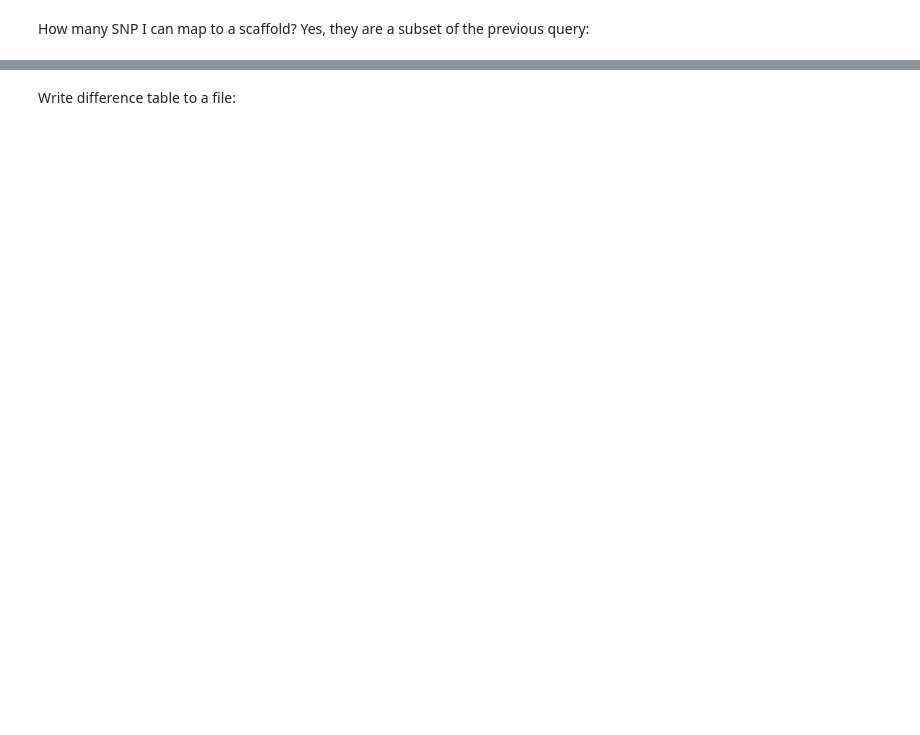
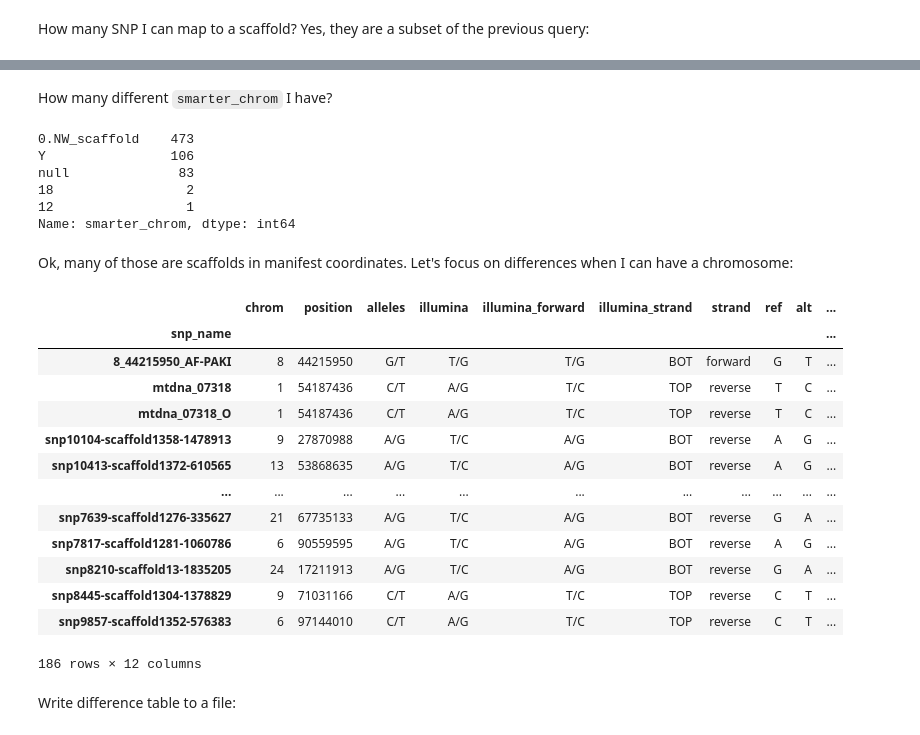
Before and after one commit to cnr-ibba/SMARTER-database, a Jupyter notebook: notebooks/exploratory/0.26.0-bunop-goat_chip_aligned.ipynb, the cells around one changed output, grey strips where cells are left out. Cells and saved outputs as stored; diff of their text form; code cells hidden in the pictures; blank space fills up the shorter version.

```diff
--- a/notebooks/exploratory/0.26.0-bunop-goat_chip_aligned.ipynb
+++ b/notebooks/exploratory/0.26.0-bunop-goat_chip_aligned.ipynb
@@ -451,3 +451,34 @@ There are 670 SNPs that I can map to a scaffold, while SMARTER map them in a dif
+# %% [markdown]
+How many different `smarter_chrom` I have?
+# %%
+scaffolds["smarter_chrom"].value_counts()
+# %% [output]
+0.NW_scaffold    473
+Y                106
+null              83
+18                 2
+12                 1
+Name: smarter_chrom, dtype: int64
+# %% [markdown]
+Ok, many of those are scaffolds in manifest coordinates. Let's focus on differences when I can have a chromosome:
+# %%
+mapped = differences.merge(errors["reason"], how="left", on="snp_name")
+mapped[(pd.to_numeric(mapped["chrom"], errors='coerce') <= 29) & (pd.to_numeric(mapped["chrom"], errors='coerce') > 0)]
+# %% [output]
+|  | chrom | position | alleles | illumina | illumina_forward | illumina_strand | strand | ref | alt | ... |
+| snp_name |  |  |  |  |  |  |  |  |  | ... |
+| 8_44215950_AF-PAKI | 8 | 44215950 | G/T | T/G | T/G | BOT | forward | G | T | ... |
+| mtdna_07318 | 1 | 54187436 | C/T | A/G | T/C | TOP | reverse | T | C | ... |
+| mtdna_07318_O | 1 | 54187436 | C/T | A/G | T/C | TOP | reverse | T | C | ... |
+| snp10104-scaffold1358-1478913 | 9 | 27870988 | A/G | T/C | A/G | BOT | reverse | A | G | ... |
+| snp10413-scaffold1372-610565 | 13 | 53868635 | A/G | T/C | A/G | BOT | reverse | A | G | ... |
+| ... | ... | ... | ... | ... | ... | ... | ... | ... | ... | ... |
+| snp7639-scaffold1276-335627 | 21 | 67735133 | A/G | T/C | A/G | BOT | reverse | G | A | ... |
+| snp7817-scaffold1281-1060786 | 6 | 90559595 | A/G | T/C | A/G | BOT | reverse | A | G | ... |
+| snp8210-scaffold13-1835205 | 24 | 17211913 | A/G | T/C | A/G | BOT | reverse | G | A | ... |
+| snp8445-scaffold1304-1378829 | 9 | 71031166 | C/T | A/G | T/C | TOP | reverse | C | T | ... |
+| snp9857-scaffold1352-576383 | 6 | 97144010 | C/T | A/G | T/C | TOP | reverse | C | T | ... |
+186 rows × 12 columns
 # %% [markdown]
 Write difference table to a file:
 # %%
```
Also changed, not shown: parts of 11 cells of this notebook.
